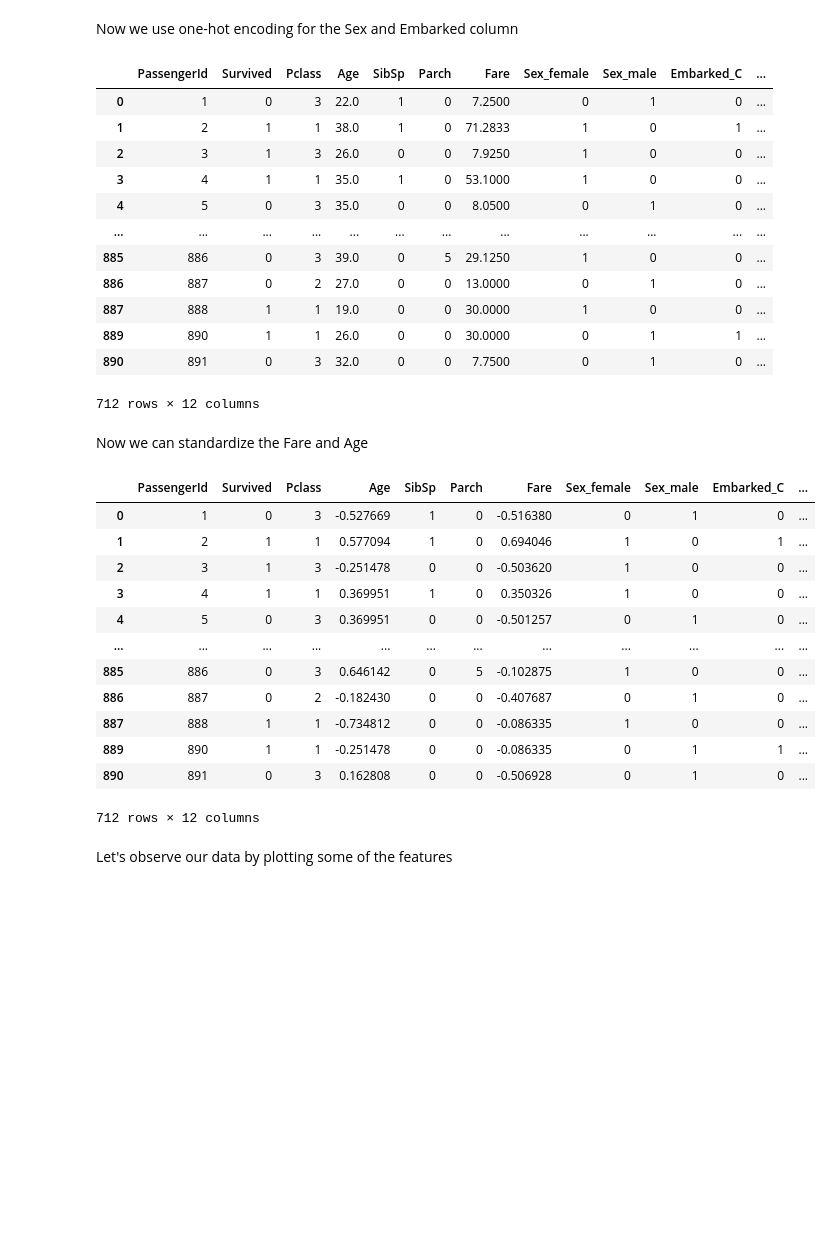
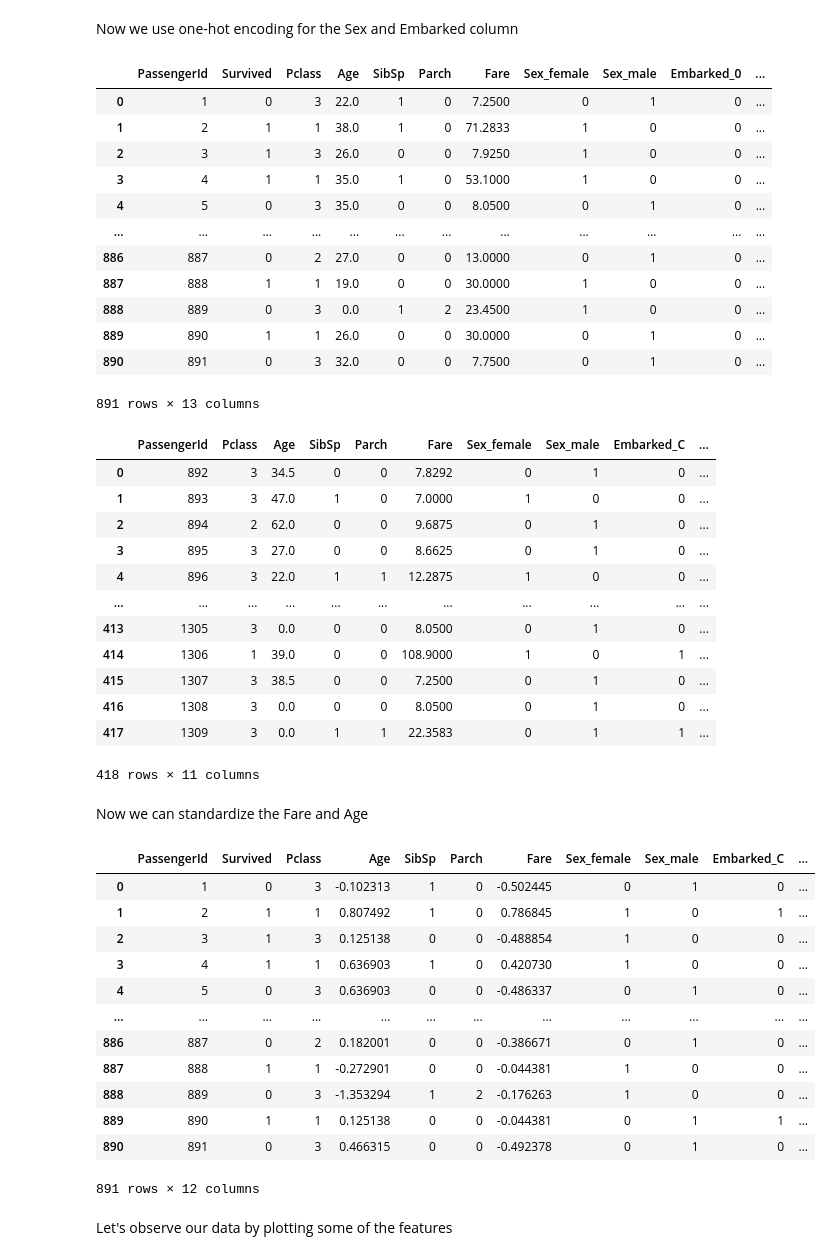
Before and after one commit to pmassouf/Titanic-Competition, a Jupyter notebook: titanic-competition.ipynb, the cells around one changed output. Drawn from its saved outputs; the diff is of its cells as text; code cells hidden in the pictures; blank space fills up the shorter version.

Commit message:
Kaggle Notebook | Titanic competition  | Version 3

```diff
--- a/titanic-competition.ipynb
+++ b/titanic-competition.ipynb
@@ -126,8 +129,10 @@ titanic_train = titanic_train.drop(['Cabin'], axis = 1)
 
 titanic_test = titanic_test.drop(['Cabin'], axis = 1)
 
-titanic_train = titanic_train.dropna()
-titanic_test = titanic_test.dropna()
+#titanic_train = titanic_train.dropna()
+#titanic_test = titanic_test.dropna()
+titanic_train = titanic_train.fillna(0)
+titanic_test = titanic_test.fillna(0)
 # %%
 display(titanic_train)
 display(titanic_test)
@@ -163,21 +168,36 @@ Now we use one-hot encoding for the Sex and Embarked column
 # %%
 titanic_train = pd.get_dummies(titanic_train,prefix=['Sex', 'Embarked'], columns = ['Sex', 'Embarked'])
 titanic_test = pd.get_dummies(titanic_test,prefix=['Sex', 'Embarked'], columns = ['Sex', 'Embarked'])
 display(titanic_train)
+display(titanic_test)
+titanic_train = titanic_train.drop('Embarked_0', axis=1)
 # %% [output]
-|  | PassengerId | Survived | Pclass | Age | SibSp | Parch | Fare | Sex_female | Sex_male | Embarked_C | ... |
+|  | PassengerId | Survived | Pclass | Age | SibSp | Parch | Fare | Sex_female | Sex_male | Embarked_0 | ... |
 | 0 | 1 | 0 | 3 | 22.0 | 1 | 0 | 7.2500 | 0 | 1 | 0 | ... |
-| 1 | 2 | 1 | 1 | 38.0 | 1 | 0 | 71.2833 | 1 | 0 | 1 | ... |
+| 1 | 2 | 1 | 1 | 38.0 | 1 | 0 | 71.2833 | 1 | 0 | 0 | ... |
 | 2 | 3 | 1 | 3 | 26.0 | 0 | 0 | 7.9250 | 1 | 0 | 0 | ... |
 | 3 | 4 | 1 | 1 | 35.0 | 1 | 0 | 53.1000 | 1 | 0 | 0 | ... |
 | 4 | 5 | 0 | 3 | 35.0 | 0 | 0 | 8.0500 | 0 | 1 | 0 | ... |
 | ... | ... | ... | ... | ... | ... | ... | ... | ... | ... | ... | ... |
-| 885 | 886 | 0 | 3 | 39.0 | 0 | 5 | 29.1250 | 1 | 0 | 0 | ... |
 | 886 | 887 | 0 | 2 | 27.0 | 0 | 0 | 13.0000 | 0 | 1 | 0 | ... |
 | 887 | 888 | 1 | 1 | 19.0 | 0 | 0 | 30.0000 | 1 | 0 | 0 | ... |
-| 889 | 890 | 1 | 1 | 26.0 | 0 | 0 | 30.0000 | 0 | 1 | 1 | ... |
+| 888 | 889 | 0 | 3 | 0.0 | 1 | 2 | 23.4500 | 1 | 0 | 0 | ... |
+| 889 | 890 | 1 | 1 | 26.0 | 0 | 0 | 30.0000 | 0 | 1 | 0 | ... |
 | 890 | 891 | 0 | 3 | 32.0 | 0 | 0 | 7.7500 | 0 | 1 | 0 | ... |
-712 rows × 12 columns
+891 rows × 13 columns
+|  | PassengerId | Pclass | Age | SibSp | Parch | Fare | Sex_female | Sex_male | Embarked_C | ... |
+| 0 | 892 | 3 | 34.5 | 0 | 0 | 7.8292 | 0 | 1 | 0 | ... |
+| 1 | 893 | 3 | 47.0 | 1 | 0 | 7.0000 | 1 | 0 | 0 | ... |
+| 2 | 894 | 2 | 62.0 | 0 | 0 | 9.6875 | 0 | 1 | 0 | ... |
+| 3 | 895 | 3 | 27.0 | 0 | 0 | 8.6625 | 0 | 1 | 0 | ... |
+| 4 | 896 | 3 | 22.0 | 1 | 1 | 12.2875 | 1 | 0 | 0 | ... |
+| ... | ... | ... | ... | ... | ... | ... | ... | ... | ... | ... |
+| 413 | 1305 | 3 | 0.0 | 0 | 0 | 8.0500 | 0 | 1 | 0 | ... |
+| 414 | 1306 | 1 | 39.0 | 0 | 0 | 108.9000 | 1 | 0 | 1 | ... |
+| 415 | 1307 | 3 | 38.5 | 0 | 0 | 7.2500 | 0 | 1 | 0 | ... |
+| 416 | 1308 | 3 | 0.0 | 0 | 0 | 8.0500 | 0 | 1 | 0 | ... |
+| 417 | 1309 | 3 | 0.0 | 1 | 1 | 22.3583 | 0 | 1 | 1 | ... |
+418 rows × 11 columns
 # %% [markdown]
 Now we can standardize the Fare and Age
 # %%
@@ -189,17 +209,17 @@ titanic_test[['Age', 'Fare']] = scaler.fit_transform(titanic_test[['Age', 'Fare'
 display(titanic_train)
 # %% [output]
 |  | PassengerId | Survived | Pclass | Age | SibSp | Parch | Fare | Sex_female | Sex_male | Embarked_C | ... |
-| 0 | 1 | 0 | 3 | -0.527669 | 1 | 0 | -0.516380 | 0 | 1 | 0 | ... |
-| 1 | 2 | 1 | 1 | 0.577094 | 1 | 0 | 0.694046 | 1 | 0 | 1 | ... |
-| 2 | 3 | 1 | 3 | -0.251478 | 0 | 0 | -0.503620 | 1 | 0 | 0 | ... |
-| 3 | 4 | 1 | 1 | 0.369951 | 1 | 0 | 0.350326 | 1 | 0 | 0 | ... |
-| 4 | 5 | 0 | 3 | 0.369951 | 0 | 0 | -0.501257 | 0 | 1 | 0 | ... |
+| 0 | 1 | 0 | 3 | -0.102313 | 1 | 0 | -0.502445 | 0 | 1 | 0 | ... |
+| 1 | 2 | 1 | 1 | 0.807492 | 1 | 0 | 0.786845 | 1 | 0 | 1 | ... |
+| 2 | 3 | 1 | 3 | 0.125138 | 0 | 0 | -0.488854 | 1 | 0 | 0 | ... |
+| 3 | 4 | 1 | 1 | 0.636903 | 1 | 0 | 0.420730 | 1 | 0 | 0 | ... |
+| 4 | 5 | 0 | 3 | 0.636903 | 0 | 0 | -0.486337 | 0 | 1 | 0 | ... |
 | ... | ... | ... | ... | ... | ... | ... | ... | ... | ... | ... | ... |
-| 885 | 886 | 0 | 3 | 0.646142 | 0 | 5 | -0.102875 | 1 | 0 | 0 | ... |
-| 886 | 887 | 0 | 2 | -0.182430 | 0 | 0 | -0.407687 | 0 | 1 | 0 | ... |
-| 887 | 888 | 1 | 1 | -0.734812 | 0 | 0 | -0.086335 | 1 | 0 | 0 | ... |
-| 889 | 890 | 1 | 1 | -0.251478 | 0 | 0 | -0.086335 | 0 | 1 | 1 | ... |
-| 890 | 891 | 0 | 3 | 0.162808 | 0 | 0 | -0.506928 | 0 | 1 | 0 | ... |
+| 886 | 887 | 0 | 2 | 0.182001 | 0 | 0 | -0.386671 | 0 | 1 | 0 | ... |
+| 887 | 888 | 1 | 1 | -0.272901 | 0 | 0 | -0.044381 | 1 | 0 | 0 | ... |
+| 888 | 889 | 0 | 3 | -1.353294 | 1 | 2 | -0.176263 | 1 | 0 | 0 | ... |
+| 889 | 890 | 1 | 1 | 0.125138 | 0 | 0 | -0.044381 | 0 | 1 | 1 | ... |
+| 890 | 891 | 0 | 3 | 0.466315 | 0 | 0 | -0.492378 | 0 | 1 | 0 | ... |
-712 rows × 12 columns
+891 rows × 12 columns
 # %% [markdown]
 Let's observe our data by plotting some of the features
```
Also changed, not shown: parts of 18 cells of this notebook.
